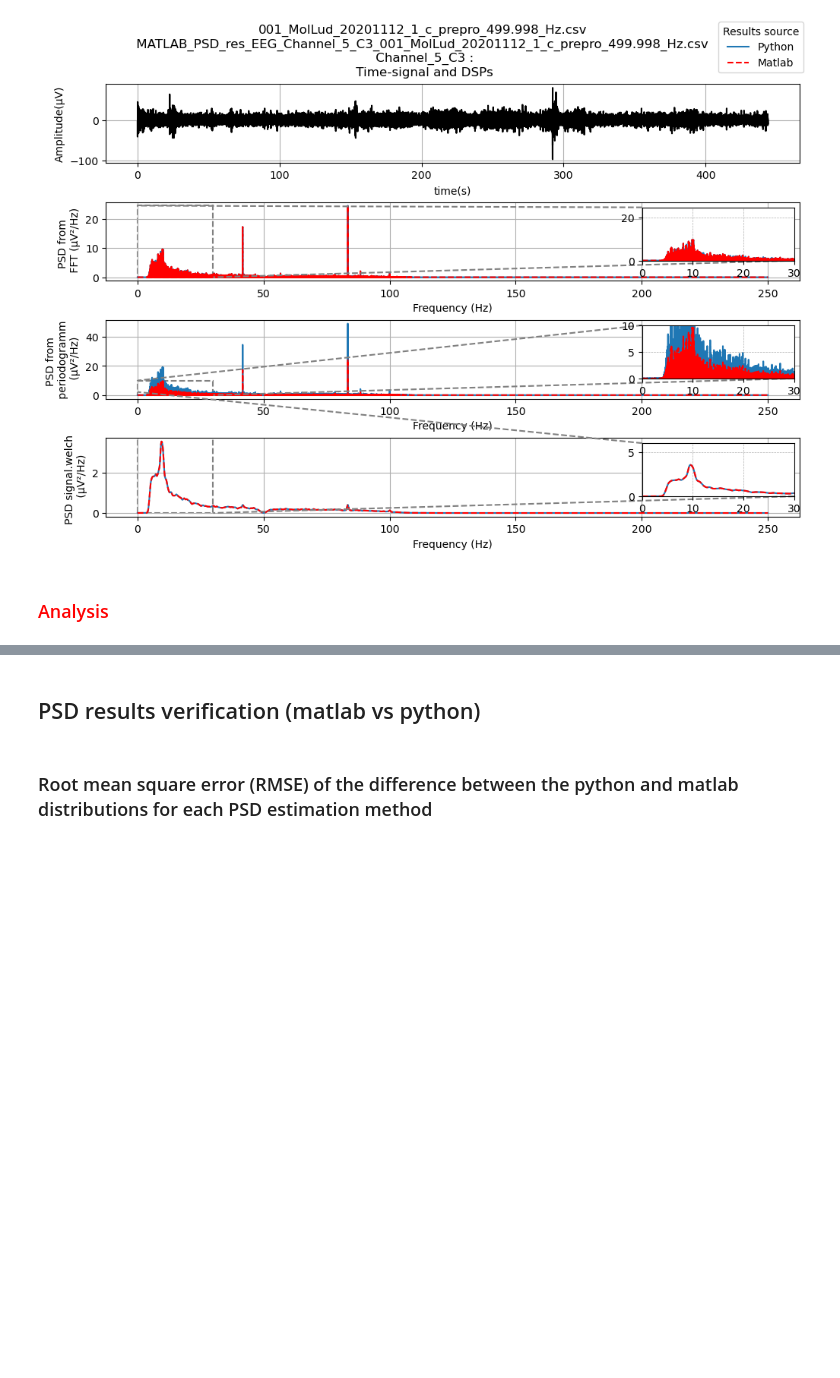
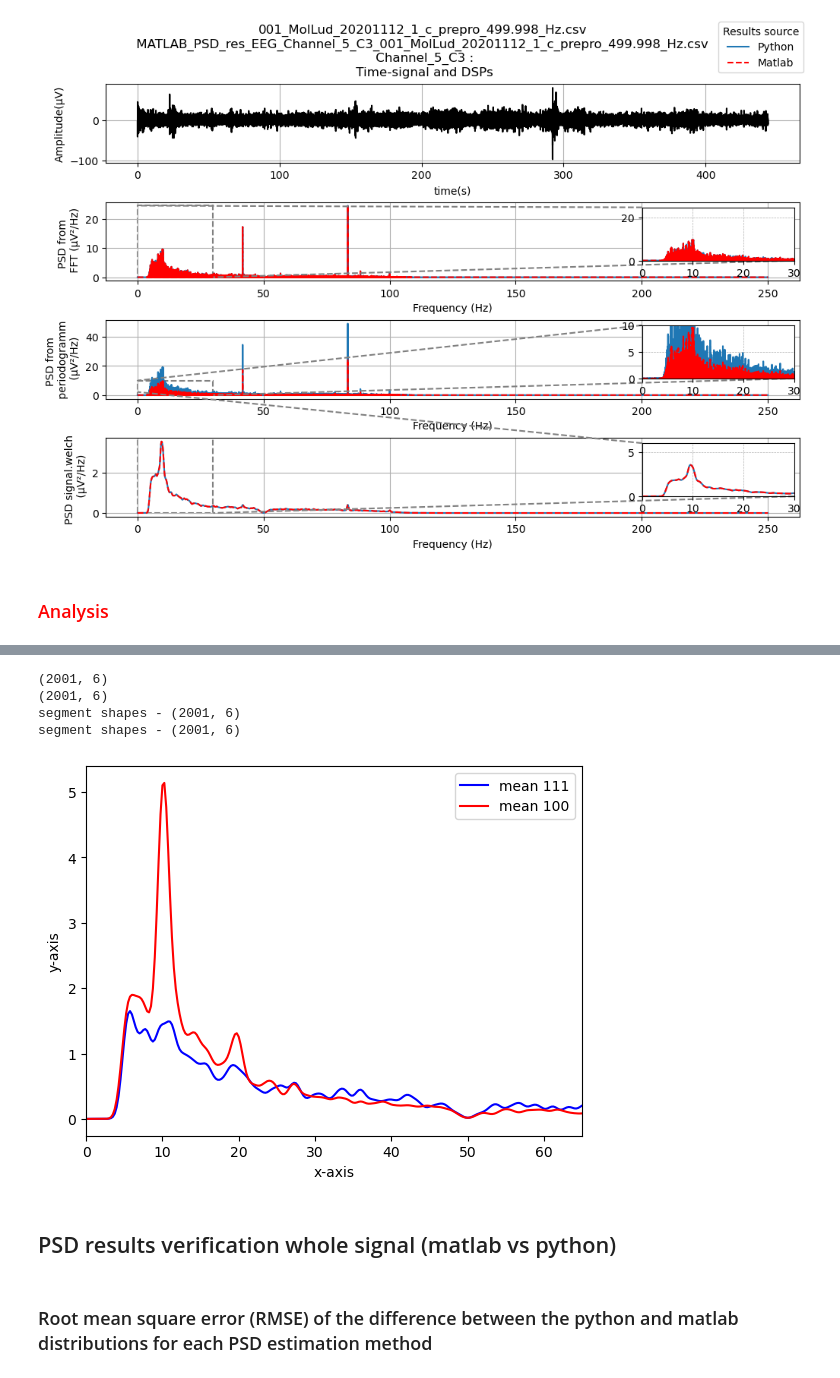
Before and after one commit to iwissemben/Stage_Signal_Physio, a Jupyter notebook: SRC/comparisons_Rearm.ipynb, the cells around one changed output, grey strips where cells are left out. Cells and saved outputs as stored; diff of their text form; code cells hidden in the pictures; blank space fills up the shorter version.

```diff
--- a/SRC/comparisons_Rearm.ipynb
+++ b/SRC/comparisons_Rearm.ipynb
@@ -125,0 +180,3 @@ len psd matlab fft:110970
+# %%
+nearest_markers_array2=np.column_stack(nearest_markers_array.values())
+epoched_signals=extract_data_epochs(signal=electrode_signal,sample_rate=Srate,markers_labels_times=nearest_markers_array,select_events=(111,100),epoch_limits=(0,4))
@@ -126,5 +200,37 @@ len psd matlab fft:110970
+# %%
+print(epoched_signals["label_111"].shape)
+print(epoched_signals["label_100"].shape)
+
+segments111=epoched_signals["label_111"][:,0:6] #Only 3 trials compose the 1st block (left arm) that interest us for electrode C4 (right hemisphere)
+segments100=epoched_signals["label_100"] #all 6 trials as the rest periods are the same
+N=len(segments111) #both epoched signals have the same duration/length
+
+frequencies111,mean_pxx111=compute_averaged_psds_over_trials(segments111,sample_rate=Srate,nfft=N)
+frequencies100,mean_pxx100=compute_averaged_psds_over_trials(segments100,sample_rate=Srate,nfft=N)
+# %% [output]
+(2001, 6)
+(2001, 6)
+segment shapes - (2001, 6)
+segment shapes - (2001, 6)
+# %%
+plt.figure()
+plt.plot(frequencies111, mean_pxx111, label='mean 111', color='blue')
+
+# Plot the second set of data on the same figure
+plt.plot(frequencies100, mean_pxx100, label='mean 100', color='red')
+plt.xlim(0,65)
+
+# Add legend and labels
+plt.legend()
+plt.xlabel('x-axis')
+plt.ylabel('y-axis')
+
+# Show the plot
+plt.show()
+# %% [output]
+[figure, added]
 # %% [markdown]
-## PSD results verification (matlab vs python)
+## PSD results verification whole signal (matlab vs python)
 # %% [markdown]
 ### Root mean square error (RMSE) of the difference between the python and matlab distributions for each PSD estimation method
 # %%
```
Also changed, not shown: parts of 5 cells of this notebook, 3 other files.
